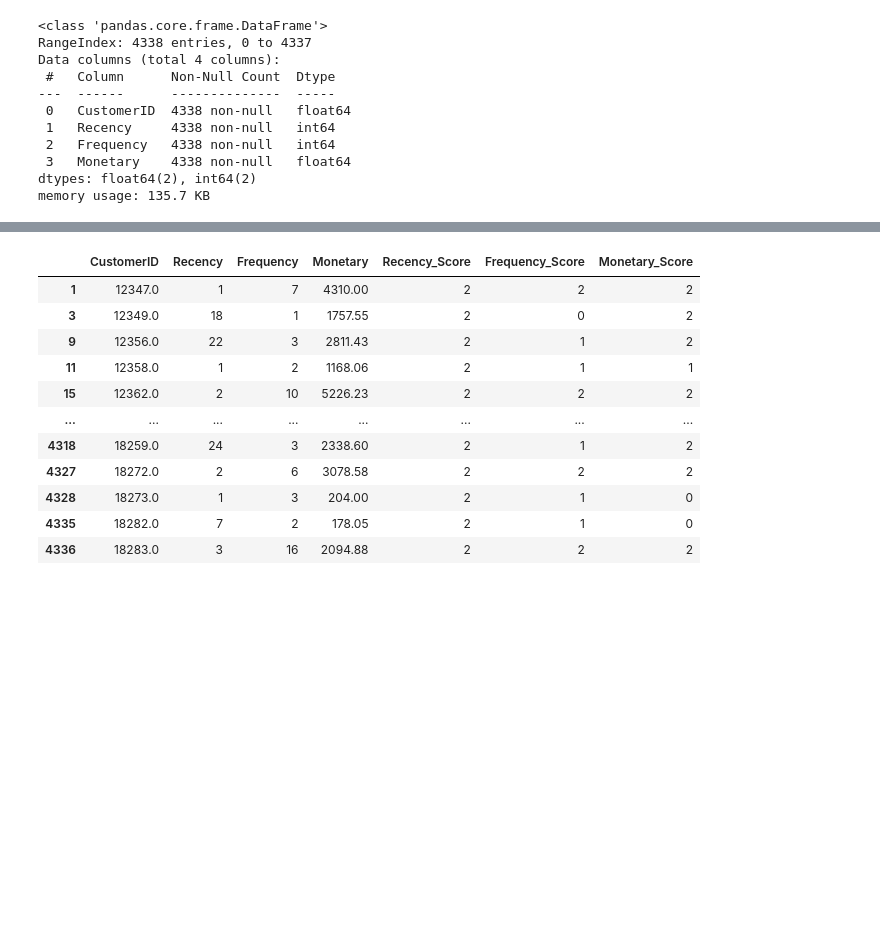
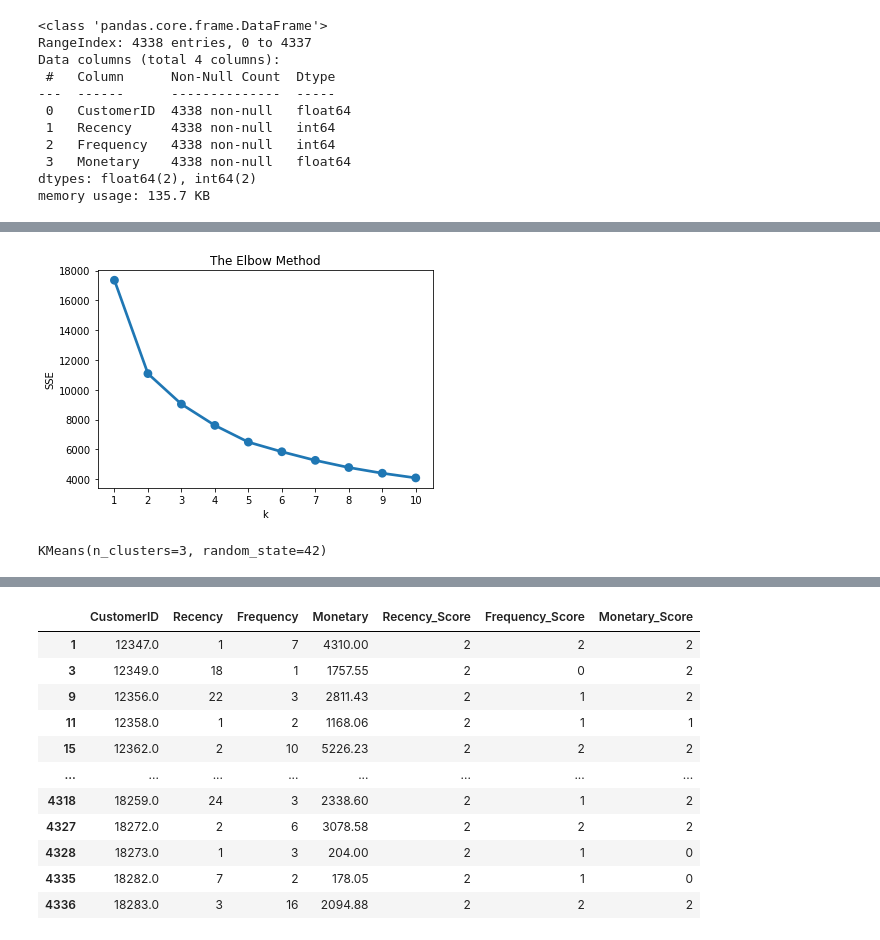
Before and after one commit to dntrieunguyen/RetailOnline-Analysis, a Jupyter notebook: Analysis Project Code.ipynb, the cells around one changed output, grey strips where cells are left out. Drawn from its saved outputs; the diff is of its cells as text; code cells hidden in the pictures; blank space fills up the shorter version.

```diff
--- a/Analysis Project Code.ipynb
+++ b/Analysis Project Code.ipynb
@@ -458,0 +480,3 @@ Skewness theo pp boxcox:  -0.02
+# %%
+customer_nor = customer.copy()
+customer_nor.head()
@@ -458,0 +490,4 @@ Skewness theo pp boxcox:  -0.02
+# %%
+customer_nor['Recency'] = stats.boxcox(customer_nor['Recency'])[0]
+customer_nor['Frequency'] = stats.boxcox(customer_nor['Frequency'])[0]
+customer_nor['Monetary'] = pd.Series(np.cbrt(customer_nor['Monetary'])).values
@@ -458,0 +505,5 @@ Skewness theo pp boxcox:  -0.02
+# %%
+from sklearn.preprocessing import StandardScaler
+scale = StandardScaler()
+scale.fit(customer_nor)
+customer_nor = scale.transform(customer_nor)
@@ -458,0 +519,21 @@ Skewness theo pp boxcox:  -0.02
+# %%
+from sklearn.cluster import KMeans
+
+sse = {}
+for k in range(1, 11):
+    kmeans = KMeans(n_clusters=k, random_state=42)
+    kmeans.fit(customer_nor)
+    sse[k] = kmeans.inertia_
+
+plt.title('The Elbow Method')
+plt.xlabel('k')
+plt.ylabel('SSE')
+sns.pointplot(x=list(sse.keys()), y=list(sse.values()))
+plt.show()
+# %% [output]
+[figure, added]
+# %%
+model = KMeans(n_clusters=3, random_state=42)
+model.fit(customer_nor)
+# %% [output]
+KMeans(n_clusters=3, random_state=42)
```
Also changed, not shown: parts of 13 cells of this notebook.
